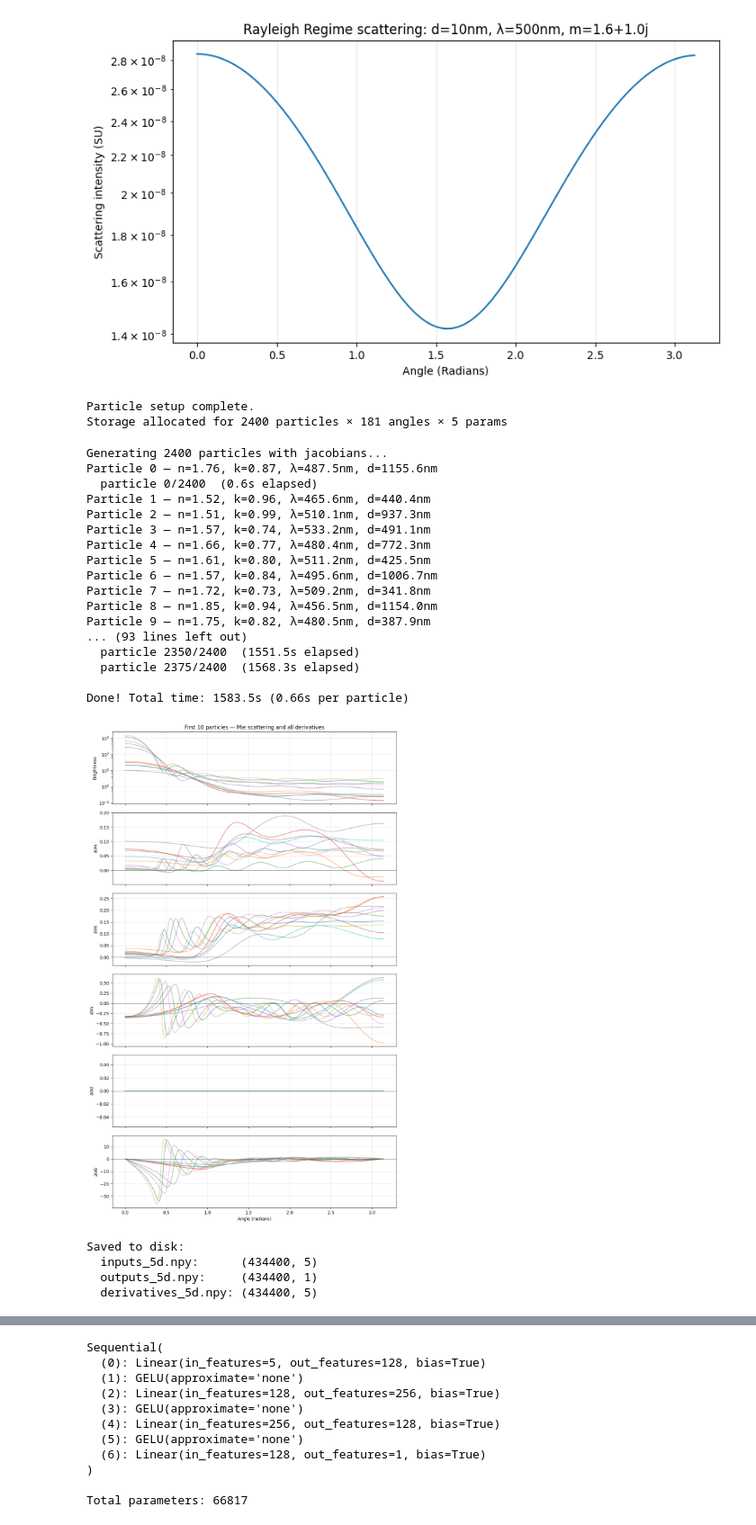
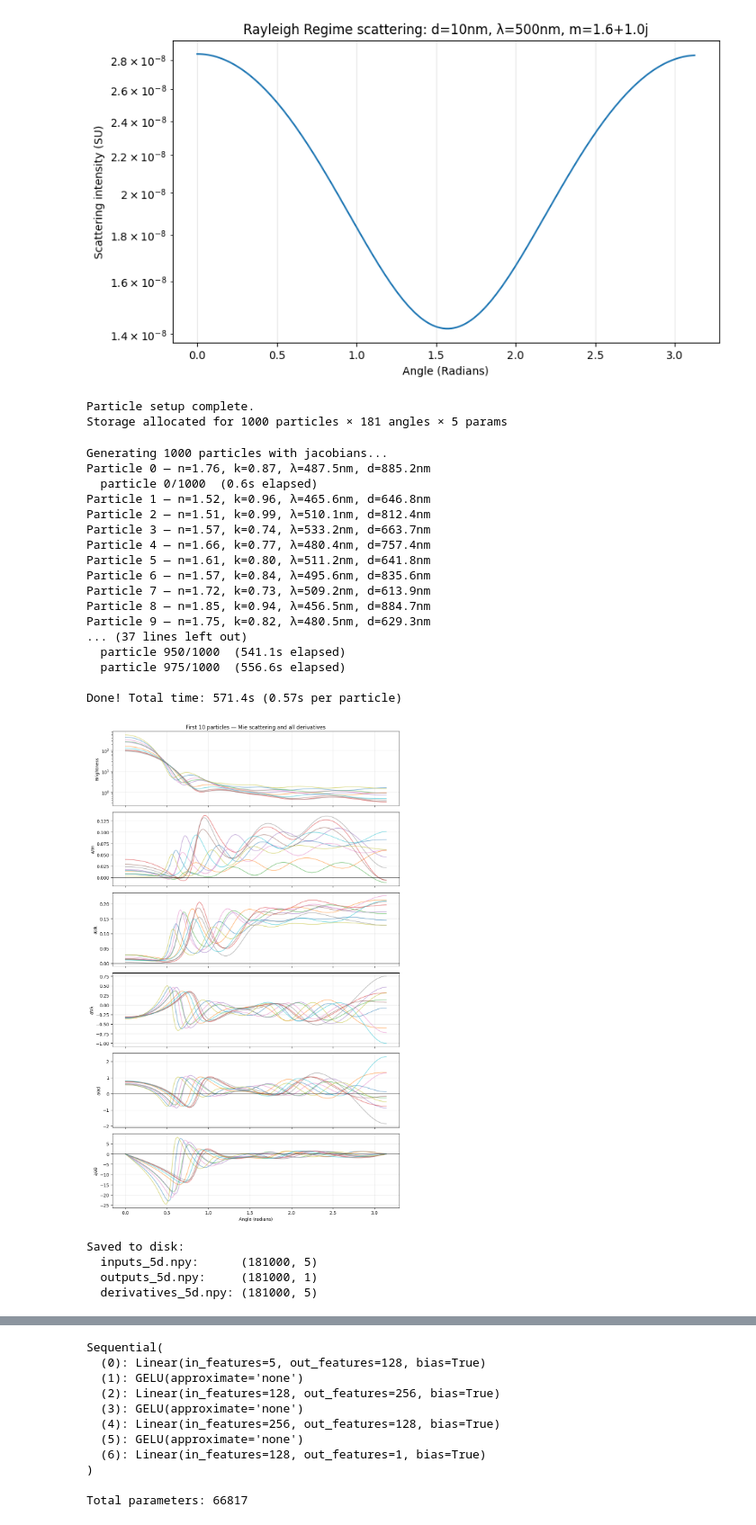
Before and after one commit to james-613/Modified_pyMieScatt_NN, a Jupyter notebook: NN_with_all_derivatives.ipynb, the cells around one changed output, grey strips where cells are left out. Shown at 90% size. Drawn from its saved outputs; the diff is of its cells as text; code cells hidden in the pictures.

```diff
--- a/NN_with_all_derivatives.ipynb
+++ b/NN_with_all_derivatives.ipynb
@@ -48,7 +48,7 @@ plt.show()
 # %% [output]
 [figure]
 # %%
-N_PARTICLES = 2400
+N_PARTICLES = 1000
 N_ANGLES = 181
 
 # Particle-level storage: shape (N_PARTICLES, N_ANGLES, ...)
@@ -61,14 +61,14 @@ particle_derivatives = np.zeros((N_PARTICLES, N_ANGLES, 5)) # full jacobian stor
 def compute_log_scattering(n_norm, k_norm, wavelength_norm, diameter_norm, theta_norm):
     # Convert normalized to physical values
     wavelength = wavelength_norm * 100 + 450
-    diameter   = diameter_norm * 90 + 300
+    diameter   = diameter_norm * 300 + 600
     n          = n_norm * 0.36 + 1.5
     k          = k_norm * 0.32 + 0.68
     theta_rad  = theta_norm * torch.pi
 
     # pyMieDiff setup
     particle = pmd.Particle(
-        r_layers=[diameter / 2],
+        r_layers=torch.stack([diameter / 2]),
         mat_layers=[n + 1j * k],     # tensor-based complex (preserves gradients)
         mat_env=1.00
     )
@@ -82,7 +82,7 @@ print("Particle setup complete.")
 print(f"Storage allocated for {N_PARTICLES} particles × {N_ANGLES} angles × 5 params")
 # %% [output]
 Particle setup complete.
-Storage allocated for 2400 particles × 181 angles × 5 params
+Storage allocated for 1000 particles × 181 angles × 5 params
 # %%
 print(f"Generating {N_PARTICLES} particles with jacobians...")
 
@@ -111,7 +111,7 @@ for p in range(N_PARTICLES):
 
      # Convert normalized to physics values for storage
     wavelength_val = wavelength_norm.item() * 100 + 450
-    diameter_val   = diameter_norm.item() * 900 + 300
+    diameter_val   = diameter_norm.item() * 300 + 600
     n_val          = n_norm.item() * 0.36 + 1.5
     k_val          = k_norm.item() * 0.32 + 0.68
 
@@ -155,54 +155,54 @@ print(f"\nDone! Total time: {total_time:.1f}s ({total_time/N_PARTICLES:.2f}s per
 
 # After the loop:
 axes[0].set_ylabel('Brightness')
 axes[0].set_title('First 10 particles — Mie scattering and all derivatives')
 axes[0].set_yscale('log')
 axes[1].set_ylabel('∂/∂n')
 axes[2].set_ylabel('∂/∂k')
 axes[3].set_ylabel('∂/∂λ')
 axes[4].set_ylabel('∂/∂d') # prints out nothin so diameter is broken in pyMieDiff autograd
 axes[5].set_ylabel('∂/∂θ')
 axes[5].set_xlabel('Angle (radians)')
 
 for ax in axes:
     ax.grid(True, alpha=0.3)
     ax.axhline(y=0, color='black', linewidth=0.5)
 
 plt.tight_layout()
 plt.show()
 
 # Save data to disk so we don't regenerate
 np.save('inputs_5d.npy', particle_inputs.reshape(-1, 5))
 np.save('outputs_5d.npy', particle_outputs.reshape(-1, 1))
 np.save('derivatives_5d.npy', particle_derivatives.reshape(-1, 5))
 
 print("\nSaved to disk:")
 print(f"  inputs_5d.npy:      {particle_inputs.reshape(-1, 5).shape}")
 print(f"  outputs_5d.npy:     {particle_outputs.reshape(-1, 1).shape}")
 print(f"  derivatives_5d.npy: {particle_derivatives.reshape(-1, 5).shape}")
 # %% [output]
-Generating 2400 particles with jacobians...
-Particle 0 — n=1.76, k=0.87, λ=487.5nm, d=1155.6nm
-  particle 0/2400  (0.6s elapsed)
-Particle 1 — n=1.52, k=0.96, λ=465.6nm, d=440.4nm
-Particle 2 — n=1.51, k=0.99, λ=510.1nm, d=937.3nm
-Particle 3 — n=1.57, k=0.74, λ=533.2nm, d=491.1nm
-Particle 4 — n=1.66, k=0.77, λ=480.4nm, d=772.3nm
-Particle 5 — n=1.61, k=0.80, λ=511.2nm, d=425.5nm
-Particle 6 — n=1.57, k=0.84, λ=495.6nm, d=1006.7nm
-Particle 7 — n=1.72, k=0.73, λ=509.2nm, d=341.8nm
-Particle 8 — n=1.85, k=0.94, λ=456.5nm, d=1154.0nm
-Particle 9 — n=1.75, k=0.82, λ=480.5nm, d=387.9nm
-... (93 lines left out)
-  particle 2350/2400  (1551.5s elapsed)
-  particle 2375/2400  (1568.3s elapsed)
+Generating 1000 particles with jacobians...
+Particle 0 — n=1.76, k=0.87, λ=487.5nm, d=885.2nm
+  particle 0/1000  (0.6s elapsed)
+Particle 1 — n=1.52, k=0.96, λ=465.6nm, d=646.8nm
+Particle 2 — n=1.51, k=0.99, λ=510.1nm, d=812.4nm
+Particle 3 — n=1.57, k=0.74, λ=533.2nm, d=663.7nm
+Particle 4 — n=1.66, k=0.77, λ=480.4nm, d=757.4nm
+Particle 5 — n=1.61, k=0.80, λ=511.2nm, d=641.8nm
+Particle 6 — n=1.57, k=0.84, λ=495.6nm, d=835.6nm
+Particle 7 — n=1.72, k=0.73, λ=509.2nm, d=613.9nm
+Particle 8 — n=1.85, k=0.94, λ=456.5nm, d=884.7nm
+Particle 9 — n=1.75, k=0.82, λ=480.5nm, d=629.3nm
+... (37 lines left out)
+  particle 950/1000  (541.1s elapsed)
+  particle 975/1000  (556.6s elapsed)
 
-Done! Total time: 1583.5s (0.66s per particle)
+Done! Total time: 571.4s (0.57s per particle)
-[figure, old version]
+[figure, new version]
 Saved to disk:
-  inputs_5d.npy:      (434400, 5)
-  outputs_5d.npy:     (434400, 1)
-  derivatives_5d.npy: (434400, 5)
+  inputs_5d.npy:      (181000, 5)
+  outputs_5d.npy:     (181000, 1)
+  derivatives_5d.npy: (181000, 5)
 # %%
 inputs_saved = np.load('inputs_5d.npy')           # (N, 5)
 outputs_saved = np.load('outputs_5d.npy')         # (N, 1)
```
Also changed, not shown: parts of 12 cells of this notebook, 5 other files.
